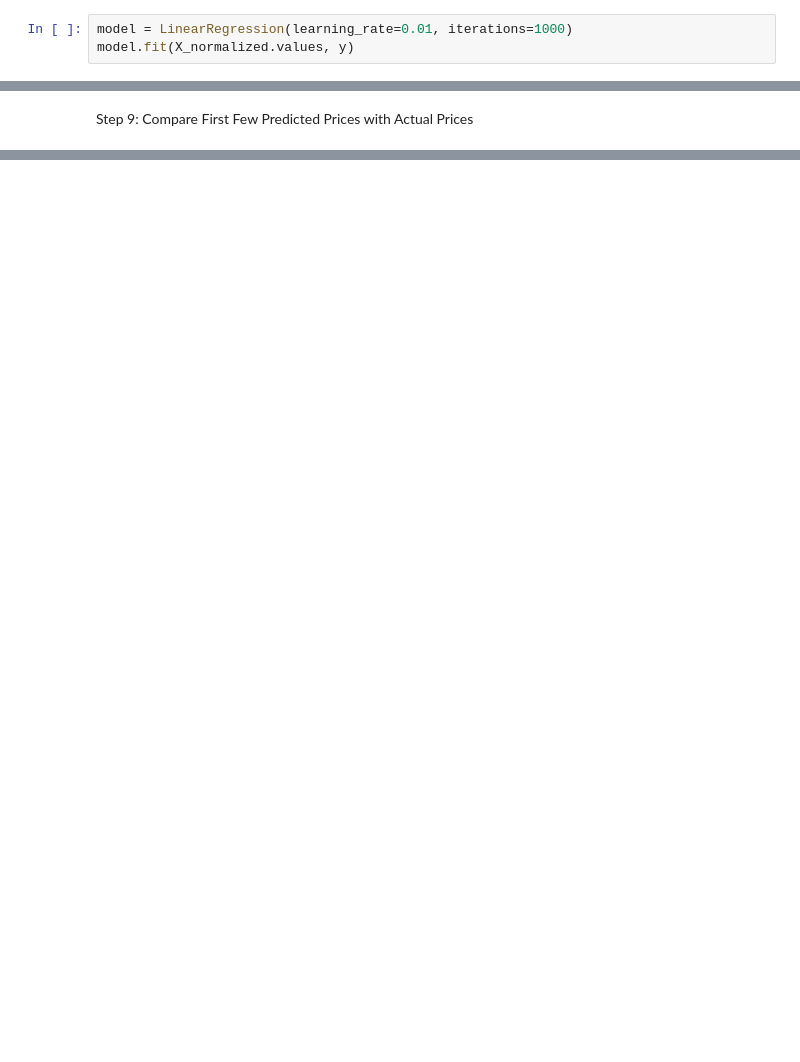
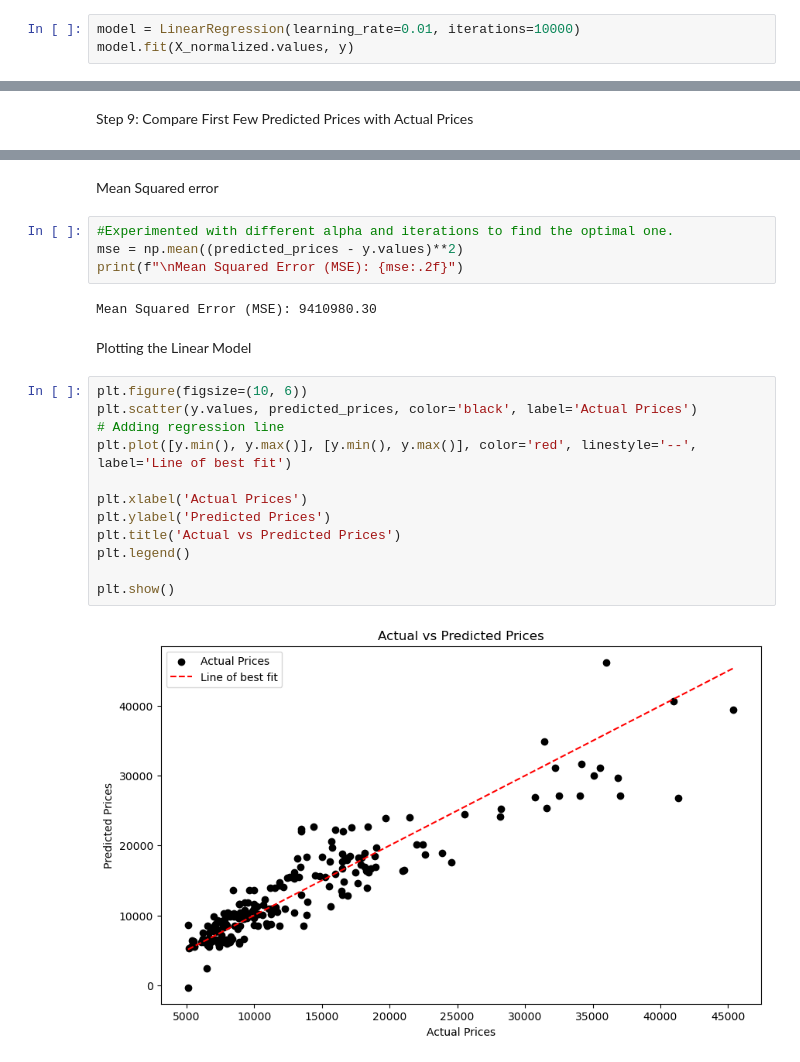
Before and after one commit to invi-bhagyesh/Mars-Rover-team-Projects, a Jupyter notebook: MRM_Price_Predictor/Nery.ipynb, the cells around one changed output, grey strips where cells are left out. Drawn from its saved outputs; the diff is of its cells as text; blank space fills up the shorter version.

```diff
--- a/MRM_Price_Predictor/Nery.ipynb
+++ b/MRM_Price_Predictor/Nery.ipynb
@@ -60,7 +60,7 @@ class LinearRegression:
 # %% [markdown]
  Step 6: Start the model and train it
 # %%
-model = LinearRegression(learning_rate=0.01, iterations=1000)
+model = LinearRegression(learning_rate=0.01, iterations=10000)
 model.fit(X_normalized.values, y)
 # %% [markdown]
 Step 7: Predict prices using the trained model
@@ -90,0 +91,24 @@ Predicted: $15986.27, Actual: $17450.00
+# %% [markdown]
+Mean Squared error
+# %%
+#Experimented with different alpha and iterations to find the optimal one.
+mse = np.mean((predicted_prices - y.values)**2)
+print(f"\nMean Squared Error (MSE): {mse:.2f}")
+# %% [output]
+Mean Squared Error (MSE): 9410980.30
+# %% [markdown]
+Plotting the Linear Model
+# %%
+plt.figure(figsize=(10, 6))
+plt.scatter(y.values, predicted_prices, color='black', label='Actual Prices')
+# Adding regression line
+plt.plot([y.min(), y.max()], [y.min(), y.max()], color='red', linestyle='--', label='Line of best fit')
+
+plt.xlabel('Actual Prices')
+plt.ylabel('Predicted Prices')
+plt.title('Actual vs Predicted Prices')
+plt.legend()
+
+plt.show()
+# %% [output]
+[figure, added]
```
Also changed, not shown: parts of 2 cells of this notebook.
